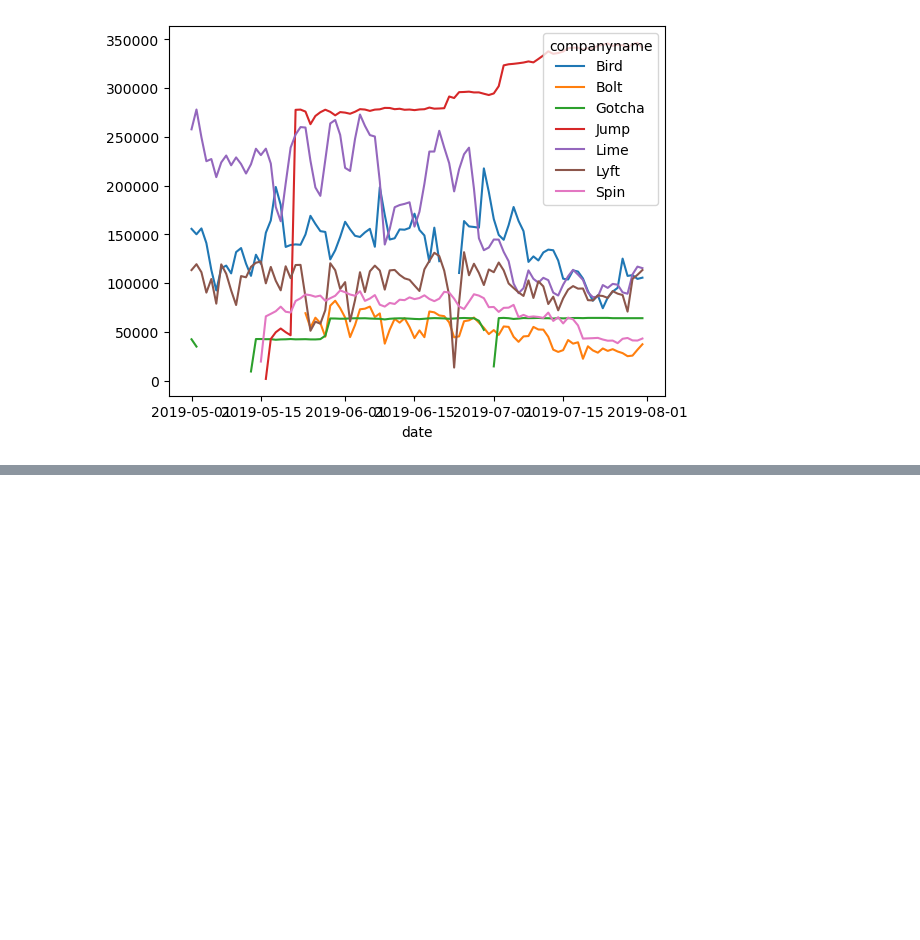
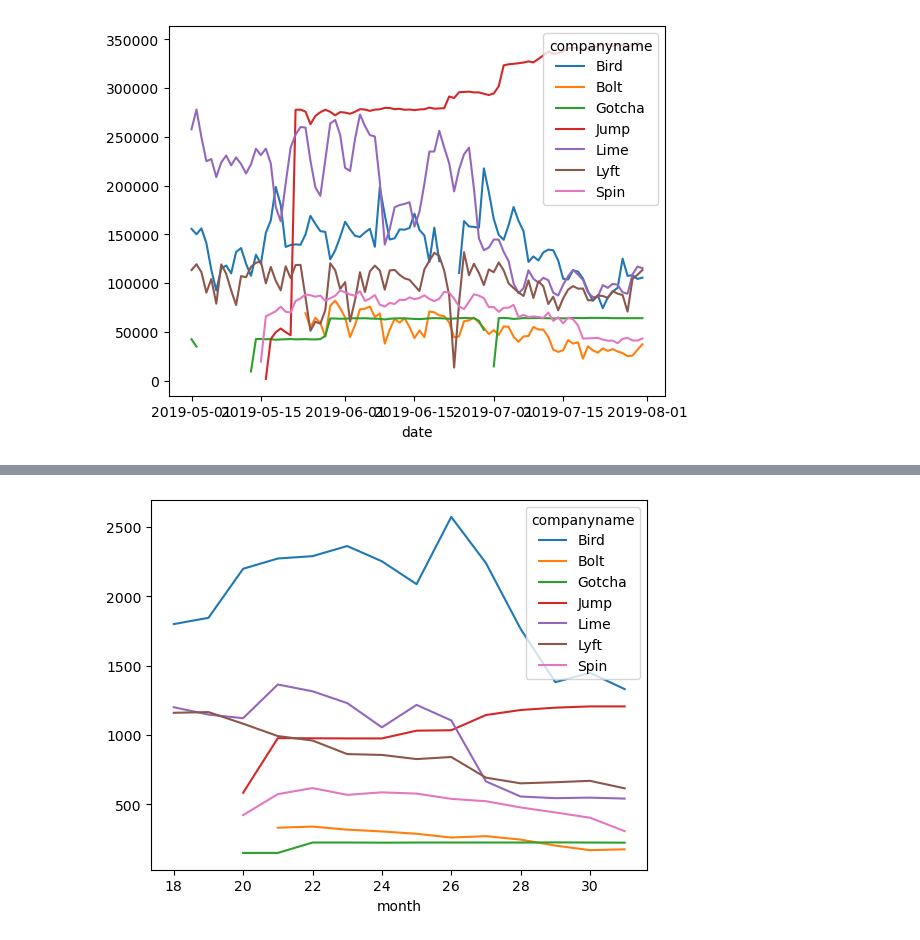
Before and after one commit to NSS-Data-Analytics-Cohort-8/scooter-partner1-badger-badger-python, a Jupyter notebook: notebooks/questions.ipynb, the cells around one changed output, grey strips where cells are left out. Cells and saved outputs as stored; diff of their text form; code cells hidden in the pictures; blank space fills up the shorter version.

```diff
--- a/notebooks/questions.ipynb
+++ b/notebooks/questions.ipynb
@@ -103,3 +104,13 @@ cobyday.pivot(index='date', columns='companyname', values='scoots').plot(kind='l
 plt.show()
 # %% [output]
 [figure]
+# %%
+sco_per_co = '''
+SELECT EXTRACT(WEEK FROM pubdatetime :: DATE) AS month, companyname, COUNT(DISTINCT sumdid) AS scoots
+FROM scooters
+WHERE sumdgroup <> 'bicyle'
+GROUP BY month, companyname
+'''
+
+sco_per_co = pd.read_sql(sco_per_co, con=engine)
+sco_per_co
@@ -105,0 +131,5 @@ plt.show()
+# %%
+sco_per_co.pivot(index='month', columns='companyname', values='scoots').plot(kind='line')
+plt.show()
+# %% [output]
+[figure, added]
```
Also changed, not shown: parts of 13 cells of this notebook.
